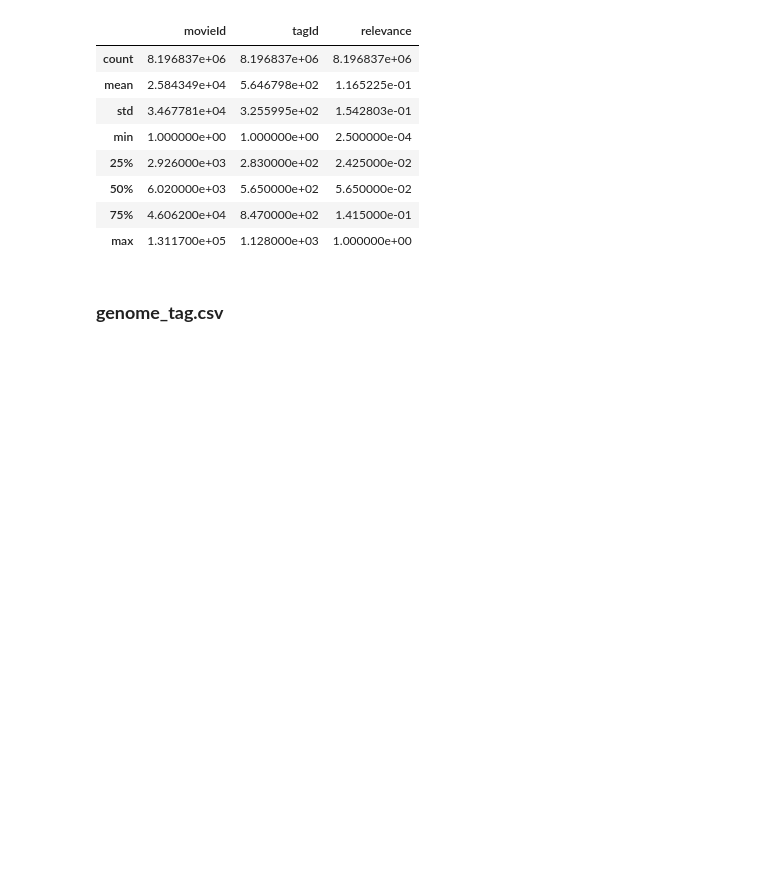
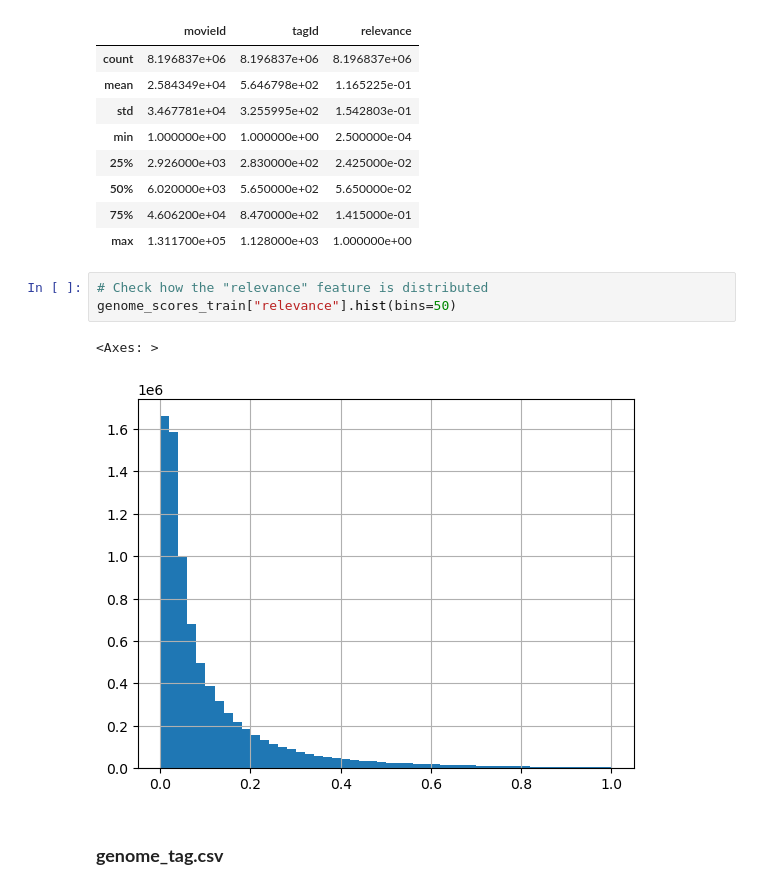
Before and after one commit to mara-sanchez1/MovieLens, a Jupyter notebook: MovieLens.ipynb, the cells around one changed output. Cells and saved outputs as stored; diff of their text form; blank space fills up the shorter version.

```diff
--- a/MovieLens.ipynb
+++ b/MovieLens.ipynb
@@ -511,6 +511,12 @@ genome_scores_train.describe()
 | 50% | 6.020000e+03 | 5.650000e+02 | 5.650000e-02 |
 | 75% | 4.606200e+04 | 8.470000e+02 | 1.415000e-01 |
 | max | 1.311700e+05 | 1.128000e+03 | 1.000000e+00 |
+# %%
+# Check how the "relevance" feature is distributed
+genome_scores_train["relevance"].hist(bins=50)
+# %% [output]
+<Axes: >
+[figure, added]
 # %% [markdown]
 ### **genome_tag.csv**
 # %%
```
